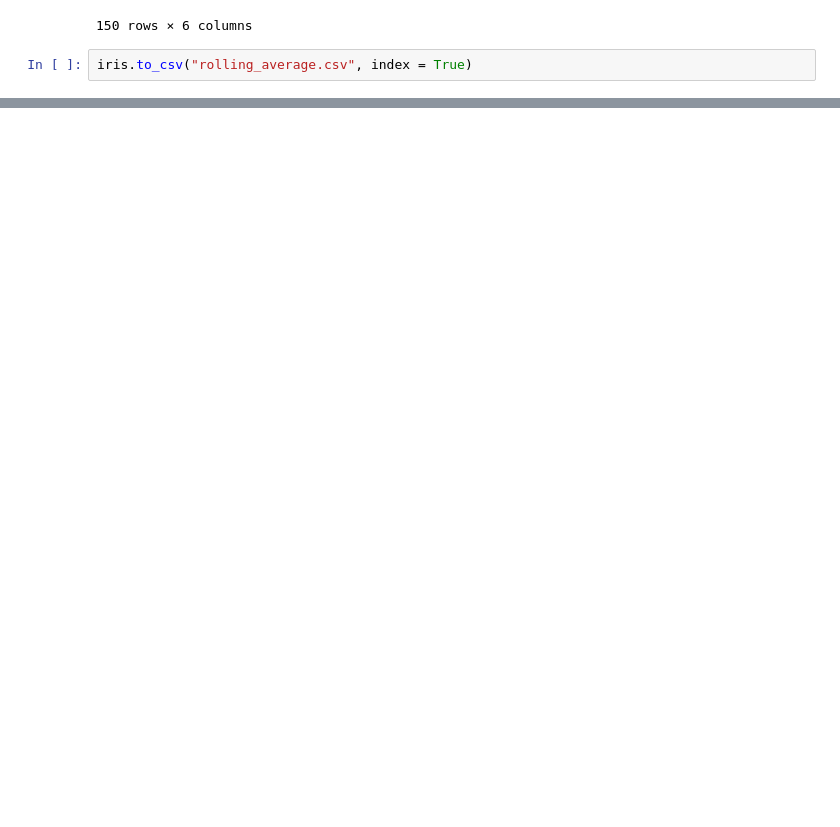
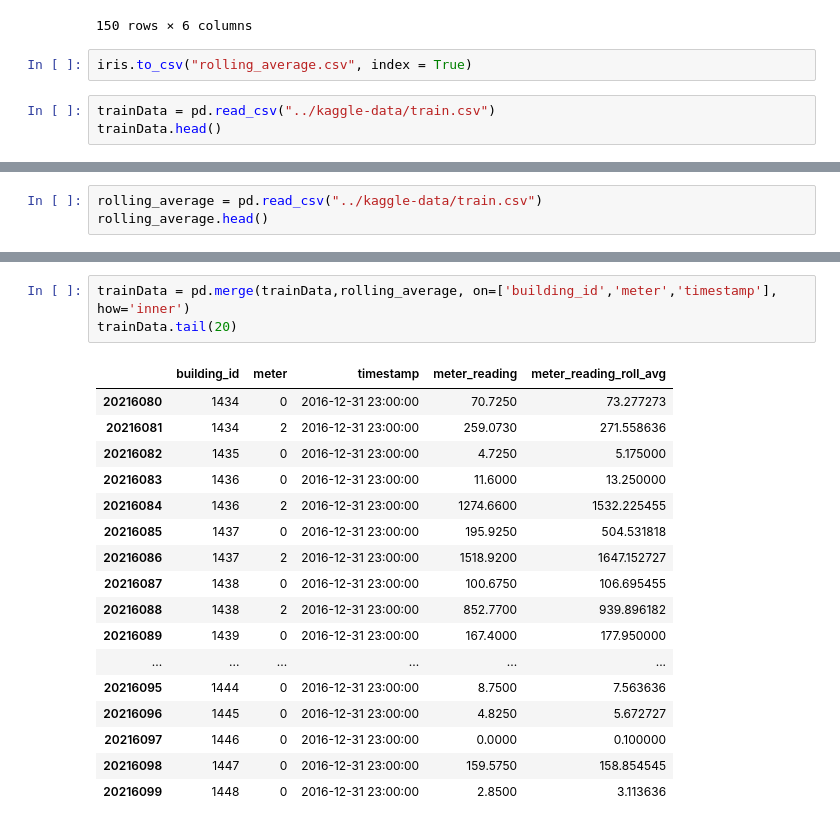
Before and after one commit to douglas-thoms/Projects, a Jupyter notebook: Energy.Predictor.2020/Testing functions/Rolling Average Test.ipynb, the cells around one changed output, grey strips where cells are left out. Drawn from its saved outputs; the diff is of its cells as text; blank space fills up the shorter version.

```diff
--- a/Energy.Predictor.2020/Testing functions/Rolling Average Test.ipynb
+++ b/Energy.Predictor.2020/Testing functions/Rolling Average Test.ipynb
@@ -61,3 +61,6 @@ iris
 150 rows × 6 columns
 # %%
 iris.to_csv("rolling_average.csv", index = True)
+# %%
+trainData = pd.read_csv("../kaggle-data/train.csv")
+trainData.head()
@@ -63,0 +74,3 @@ iris.to_csv("rolling_average.csv", index = True)
+# %%
+rolling_average = pd.read_csv("../kaggle-data/train.csv")
+rolling_average.head()
@@ -63,0 +187,21 @@ iris.to_csv("rolling_average.csv", index = True)
+# %%
+trainData = pd.merge(trainData,rolling_average, on=['building_id','meter','timestamp'], how='inner')
+trainData.tail(20)
+# %% [output]
+|  | building_id | meter | timestamp | meter_reading | meter_reading_roll_avg |
+| 20216080 | 1434 | 0 | 2016-12-31 23:00:00 | 70.7250 | 73.277273 |
+| 20216081 | 1434 | 2 | 2016-12-31 23:00:00 | 259.0730 | 271.558636 |
+| 20216082 | 1435 | 0 | 2016-12-31 23:00:00 | 4.7250 | 5.175000 |
+| 20216083 | 1436 | 0 | 2016-12-31 23:00:00 | 11.6000 | 13.250000 |
+| 20216084 | 1436 | 2 | 2016-12-31 23:00:00 | 1274.6600 | 1532.225455 |
+| 20216085 | 1437 | 0 | 2016-12-31 23:00:00 | 195.9250 | 504.531818 |
+| 20216086 | 1437 | 2 | 2016-12-31 23:00:00 | 1518.9200 | 1647.152727 |
+| 20216087 | 1438 | 0 | 2016-12-31 23:00:00 | 100.6750 | 106.695455 |
+| 20216088 | 1438 | 2 | 2016-12-31 23:00:00 | 852.7700 | 939.896182 |
+| 20216089 | 1439 | 0 | 2016-12-31 23:00:00 | 167.4000 | 177.950000 |
+| ... | ... | ... | ... | ... | ... |
+| 20216095 | 1444 | 0 | 2016-12-31 23:00:00 | 8.7500 | 7.563636 |
+| 20216096 | 1445 | 0 | 2016-12-31 23:00:00 | 4.8250 | 5.672727 |
+| 20216097 | 1446 | 0 | 2016-12-31 23:00:00 | 0.0000 | 0.100000 |
+| 20216098 | 1447 | 0 | 2016-12-31 23:00:00 | 159.5750 | 158.854545 |
+| 20216099 | 1448 | 0 | 2016-12-31 23:00:00 | 2.8500 | 3.113636 |
```
Also changed, not shown: parts of 17 cells of this notebook, 1 other file.
